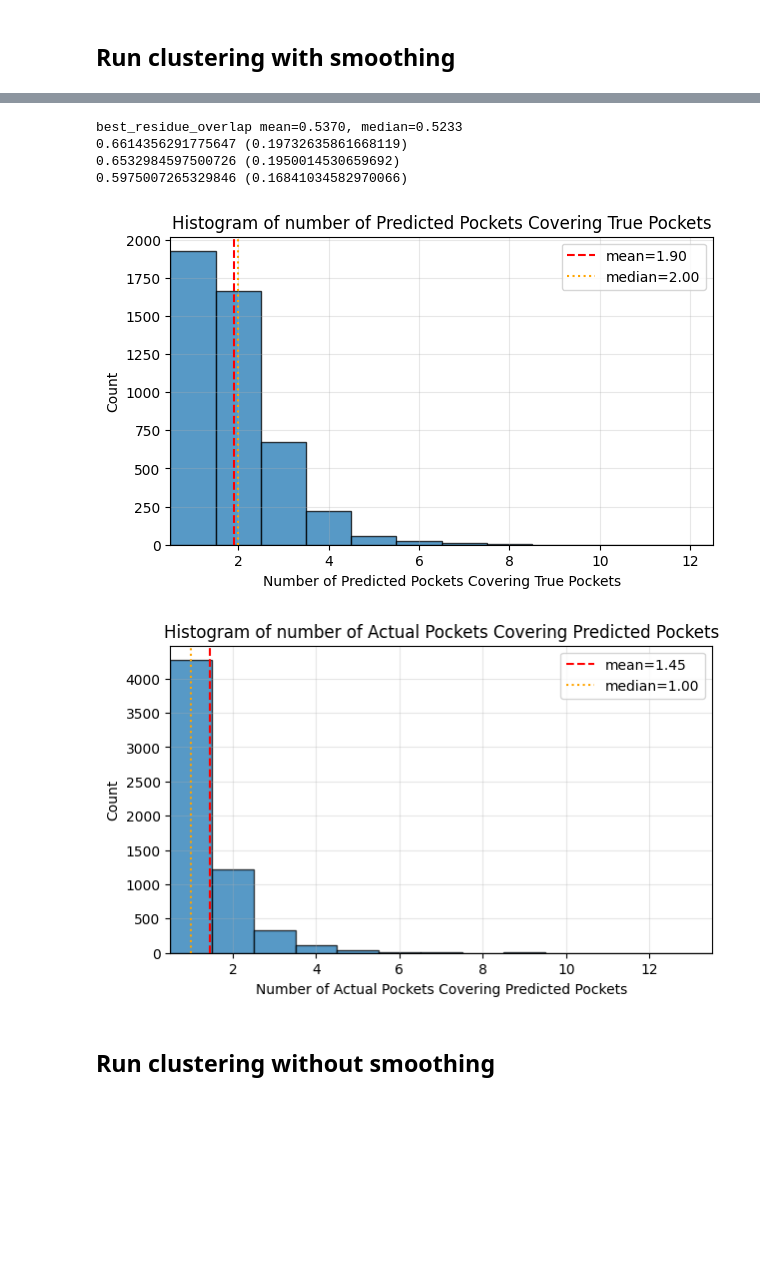
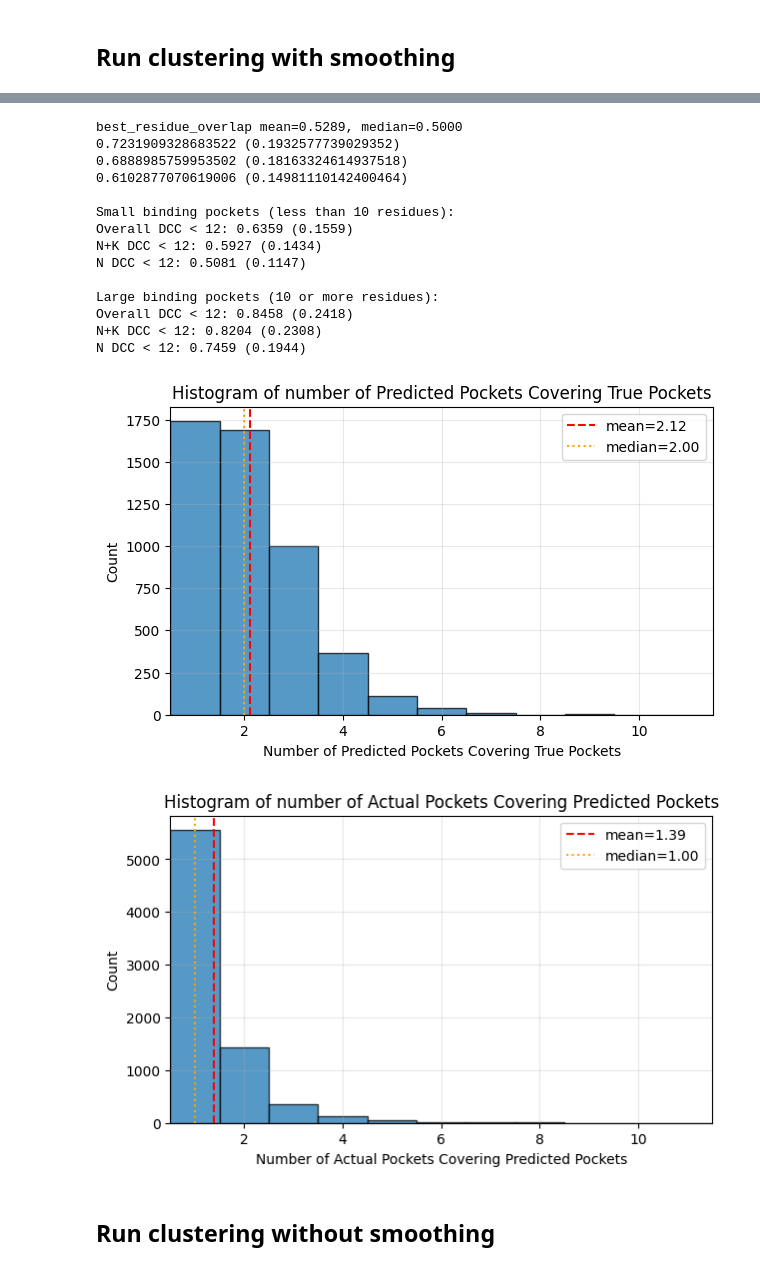
Before and after one commit to skrhakv/seq2pocket, a Jupyter notebook: src/clustering/atom-pocket-level-evaluation.ipynb, the cells around one changed output, grey strips where cells are left out. Cells and saved outputs as stored; diff of their text form; code cells hidden in the pictures; blank space fills up the shorter version.

Commit message:
compute small vs. large pockets, update readme, compute number of pockets in filtered sc-pdb-enhanced

```diff
--- a/src/clustering/atom-pocket-level-evaluation.ipynb
+++ b/src/clustering/atom-pocket-level-evaluation.ipynb
@@ -7,7 +7,12 @@ from sklearn import metrics
 from torch.utils.data import DataLoader
 import sys
 
-sys.path.append('/home/skrhakv/cryptoshow-analysis/src/utils')
+PATH = '/home/skrhakv/Projects/seq2pocket'
+torch.manual_seed(42)
+
+sys.path.append(f'{PATH}/src/utils')
+sys.path.append(f'{PATH}/../cryptic-nn/src')
+
 import finetuning_utils # download from https://github.com/skrhakv/cryptic-finetuning/blob/master/src/finetuning_utils.py
 from finetuning_utils import FinetunedEsmModel
 import eval_utils
@@ -18,10 +23,19 @@ import clustering_utils
 MODEL_NAME = 'facebook/esm2_t36_3B_UR50D'
 device = 'cuda' if torch.cuda.is_available() else 'cpu'
 
-MODEL_PATH = f'/home/skrhakv/cryptoshow-analysis/data/models/gbs-model-enhanced-scPDB.pt'
+MODEL_PATH = f'{PATH}/data/models/gbs-model-enhanced-scPDB-filtered.pt'
 
-SMOOTHING_MODEL_PATH = '/home/skrhakv/cryptoshow-analysis/data/models/smoother.pt'
+SMOOTHING_MODEL_PATH = f'{PATH}/data/models/smoother.pt'
 smoothing_model = torch.load(SMOOTHING_MODEL_PATH, weights_only=False) #, map_location=torch.device('cpu'))
+
+ESM_EMBEDDINGS_PATH = f'{PATH}/data/embeddings/ligysis'
+COORDINATES_DIR = f'{PATH}/data/coordinates/ligysis'
+POSITIVE_DISTANCE_THRESHOLD = 15
+PRECALCULATED = False
+PREDICTIONS_PATH = f'{PATH}/data/predictions'
+PRECALCULATED_PATH = f'{PREDICTIONS_PATH}/gbs-model'
+LIGYSIS_ANNOTATION_PATH = f'{PATH}/data/data-extraction/ligysis_for_pocket_level_evaluation.csv'
+DECISION_THRESHOLD = 0.7
 # %% [markdown]
 ## Run clustering with smoothing
 # %%
@@ -242,6 +274,24 @@ print(f'best_residue_overlap mean={mean_br:.4f}, median={median_br:.4f}')
 print(np.sum(np.array(DCCs) < 12) / number_of_pockets, f'({np.sum(np.array(DCCs) < 4) / number_of_pockets})')
 print(np.sum(np.array(DCCs_N_plus_K) < 12) / number_of_pockets, f'({np.sum(np.array(DCCs_N_plus_K) < 4) / number_of_pockets})')
 print(np.sum(np.array(DCCs_N) < 12) / number_of_pockets, f'({np.sum(np.array(DCCs_N) < 4) / number_of_pockets})')
+
+
+print('\nSmall binding pockets (less than 10 residues):')
+small_pockets_DCCs = [DCCs[i] for i in range(len(DCCs)) if is_small_pocket_DCC[i]]
+print(f'Overall DCC < 12: {np.sum(np.array(small_pockets_DCCs) < 12) / len(small_pockets_DCCs):.4f} ({np.sum(np.array(small_pockets_DCCs) < 4) / len(small_pockets_DCCs):.4f})')
+small_pockets_DCCs_N_plus_K = [DCCs_N_plus_K[i] for i in range(len(DCCs_N_plus_K)) if is_small_pocket_DCC_N_plus_K[i]]
+print(f'N+K DCC < 12: {np.sum(np.array(small_pockets_DCCs_N_plus_K) < 12) / len(small_pockets_DCCs_N_plus_K):.4f} ({np.sum(np.array(small_pockets_DCCs_N_plus_K) < 4) / len(small_pockets_DCCs_N_plus_K):.4f})')
+small_pockets_DCCs_N = [DCCs_N[i] for i in range(len(DCCs_N)) if is_small_pocket_DCC_N[i]]
+print(f'N DCC < 12: {np.sum(np.array(small_pockets_DCCs_N) < 12) / len(small_pockets_DCCs_N):.4f} ({np.sum(np.array(small_pockets_DCCs_N) < 4) / len(small_pockets_DCCs_N):.4f})')
+
+print('\nLarge binding pockets (10 or more residues):')
+large_pockets_DCCs = [DCCs[i] for i in range(len(DCCs)) if not is_small_pocket_DCC[i]]
+print(f'Overall DCC < 12: {np.sum(np.array(large_pockets_DCCs) < 12) / len(large_pockets_DCCs):.4f} ({np.sum(np.array(large_pockets_DCCs) < 4) / len(large_pockets_DCCs):.4f})')
+large_pockets_DCCs_N_plus_K = [DCCs_N_plus_K[i] for i in range(len(DCCs_N_plus_K)) if not is_small_pocket_DCC_N_plus_K[i]]
+print(f'N+K DCC < 12: {np.sum(np.array(large_pockets_DCCs_N_plus_K) < 12) / len(large_pockets_DCCs_N_plus_K):.4f} ({np.sum(np.array(large_pockets_DCCs_N_plus_K) < 4) / len(large_pockets_DCCs_N_plus_K):.4f})')
+large_pockets_DCCs_N = [DCCs_N[i] for i in range(len(DCCs_N)) if not is_small_pocket_DCC_N[i]]
+print(f'N DCC < 12: {np.sum(np.array(large_pockets_DCCs_N) < 12) / len(large_pockets_DCCs_N):.4f} ({np.sum(np.array(large_pockets_DCCs_N) < 4) / len(large_pockets_DCCs_N):.4f})')
+
 
 fig, ax = plt.subplots(figsize=(7, 4))
 
@@ -254,39 +304,49 @@ mean_cov = np.mean(number_of_overlapping_actual_sites_on_predicted_pocket_withou
 median_cov = np.median(number_of_overlapping_actual_sites_on_predicted_pocket_without_zeros)
 ax.axvline(mean_cov, color='red', linestyle='--', label=f"mean={mean_cov:.2f}")
 ax.axvline(median_cov, color='orange', linestyle=':', label=f"median={median_cov:.2f}")
 ax.set_title("Histogram of number of Predicted Pockets Covering True Pockets")
 ax.set_xlim(0.5, max(number_of_overlapping_actual_sites_on_predicted_pocket_without_zeros) + 0.5)
 ax.set_xlabel("Number of Predicted Pockets Covering True Pockets")
 ax.set_ylabel("Count")
 ax.legend()
 ax.grid(alpha=0.3)
 plt.show()
 
 fig, ax = plt.subplots(figsize=(7, 4))
 
 # Remove zeros
 number_of_overlapping_predictions_on_actual_pocket_without_zeros = [i for i in number_of_overlapping_predictions_on_actual_pocket if i != 0]
 bins = np.arange(-0.5, max(number_of_overlapping_predictions_on_actual_pocket_without_zeros) + 1.5, 1)
 ax.clear()
 ax.hist(number_of_overlapping_predictions_on_actual_pocket_without_zeros, bins=bins, color='C0', edgecolor='k', alpha=0.75)
 mean_cov = np.mean(number_of_overlapping_predictions_on_actual_pocket_without_zeros)
 median_cov = np.median(number_of_overlapping_predictions_on_actual_pocket_without_zeros)
 ax.axvline(mean_cov, color='red', linestyle='--', label=f"mean={mean_cov:.2f}")
 ax.axvline(median_cov, color='orange', linestyle=':', label=f"median={median_cov:.2f}")
 ax.set_title("Histogram of number of Actual Pockets Covering Predicted Pockets")
 ax.set_xlim(0.5, max(number_of_overlapping_predictions_on_actual_pocket_without_zeros) + 0.5)
 ax.set_xlabel("Number of Actual Pockets Covering Predicted Pockets")
 ax.set_ylabel("Count")
 ax.legend()
 ax.grid(alpha=0.3)
 plt.show()
 # %% [output]
-best_residue_overlap mean=0.5370, median=0.5233
-0.6614356291775647 (0.19732635861668119)
-0.6532984597500726 (0.1950014530659692)
-0.5975007265329846 (0.16841034582970066)
+best_residue_overlap mean=0.5289, median=0.5000
+0.7231909328683522 (0.1932577739029352)
+0.6888985759953502 (0.18163324614937518)
+0.6102877070619006 (0.14981110142400464)
+
+Small binding pockets (less than 10 residues):
+Overall DCC < 12: 0.6359 (0.1559)
+N+K DCC < 12: 0.5927 (0.1434)
+N DCC < 12: 0.5081 (0.1147)
+
+Large binding pockets (10 or more residues):
+Overall DCC < 12: 0.8458 (0.2418)
+N+K DCC < 12: 0.8204 (0.2308)
+N DCC < 12: 0.7459 (0.1944)
-[figure, old version]
+[figure, new version]
-[figure, old version]
+[figure, new version]
 # %% [markdown]
 ## Run clustering without smoothing
 # %%
```
Also changed, not shown: parts of 9 cells of this notebook, 7 other files.
